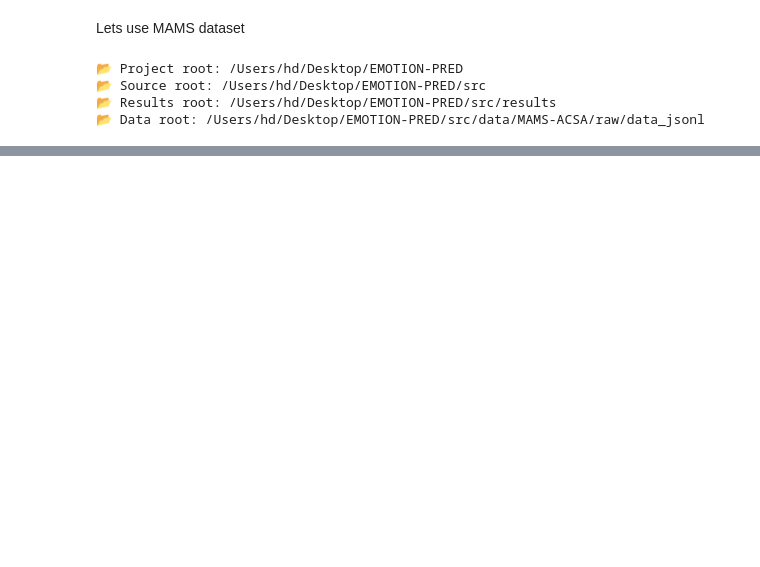
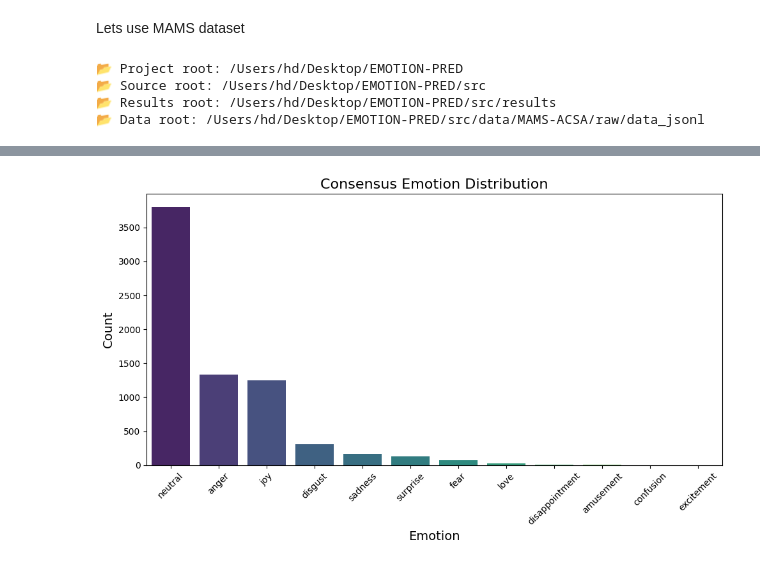
Before and after one commit to HDGeeks/EMOTION-PRED, a Jupyter notebook: src/notebooks/05_MAMS_emotion.ipynb, the cells around one changed output, grey strips where cells are left out. Saved outputs shown, nothing was run; the diff lists cells and outputs as text; code cells hidden in the pictures; blank space fills up the shorter version.

```diff
--- a/src/notebooks/05_MAMS_emotion.ipynb
+++ b/src/notebooks/05_MAMS_emotion.ipynb
@@ -329,20 +493,28 @@ print(merged["consensus_emotion"].value_counts())
 # %%
 import matplotlib.pyplot as plt
 import seaborn as sns
 
+# Drop rows with no consensus emotion
+consensus = merged["consensus_emotion"].dropna()
+
+# Compute counts once
+counts = consensus.value_counts()
+order = counts.index  # sorted by frequency
+
 plt.figure(figsize=(10, 6))
-order = merged["consensus_emotion"].value_counts().index
 
 sns.barplot(
-    x=merged["consensus_emotion"].value_counts().index,
-    y=merged["consensus_emotion"].value_counts().values,
+    x=order,
+    y=counts[order].values,
     palette="viridis"
 )
 
 plt.title("Consensus Emotion Distribution", fontsize=16)
 plt.xlabel("Emotion", fontsize=14)
 plt.ylabel("Count", fontsize=14)
 plt.xticks(rotation=45)
 plt.tight_layout()
 plt.show()
+# %% [output]
+[figure, added]
 # %%
```
Also changed, not shown: parts of 11 cells of this notebook, 3 other files.
